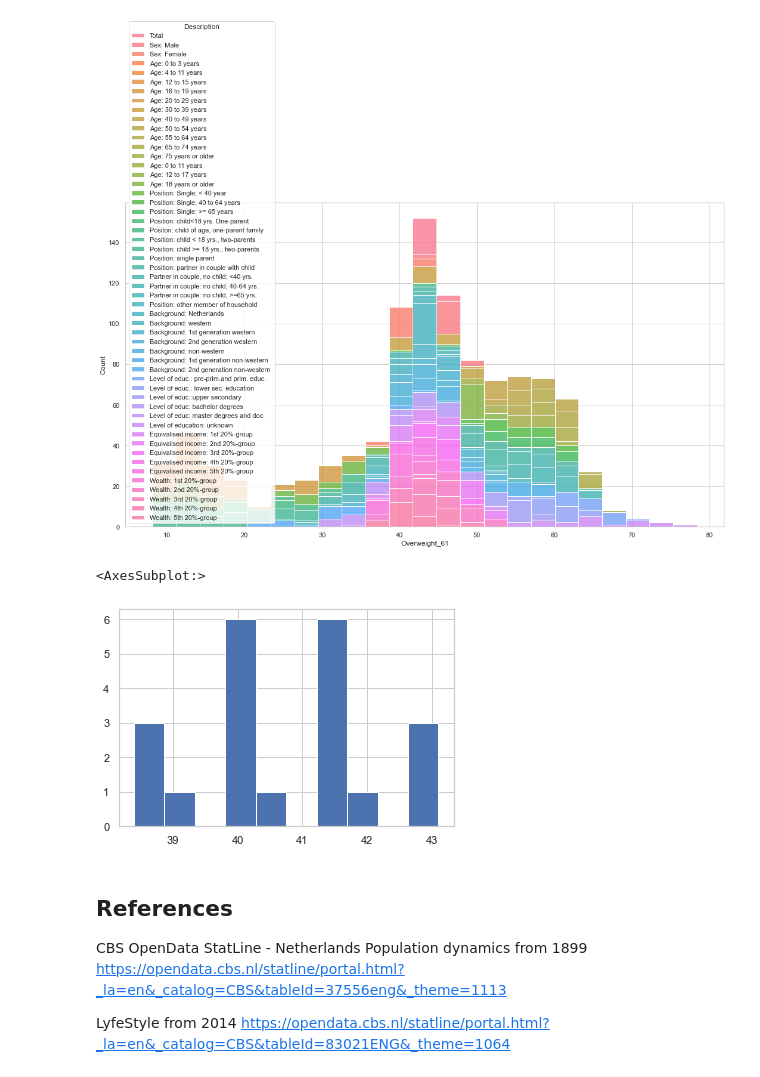
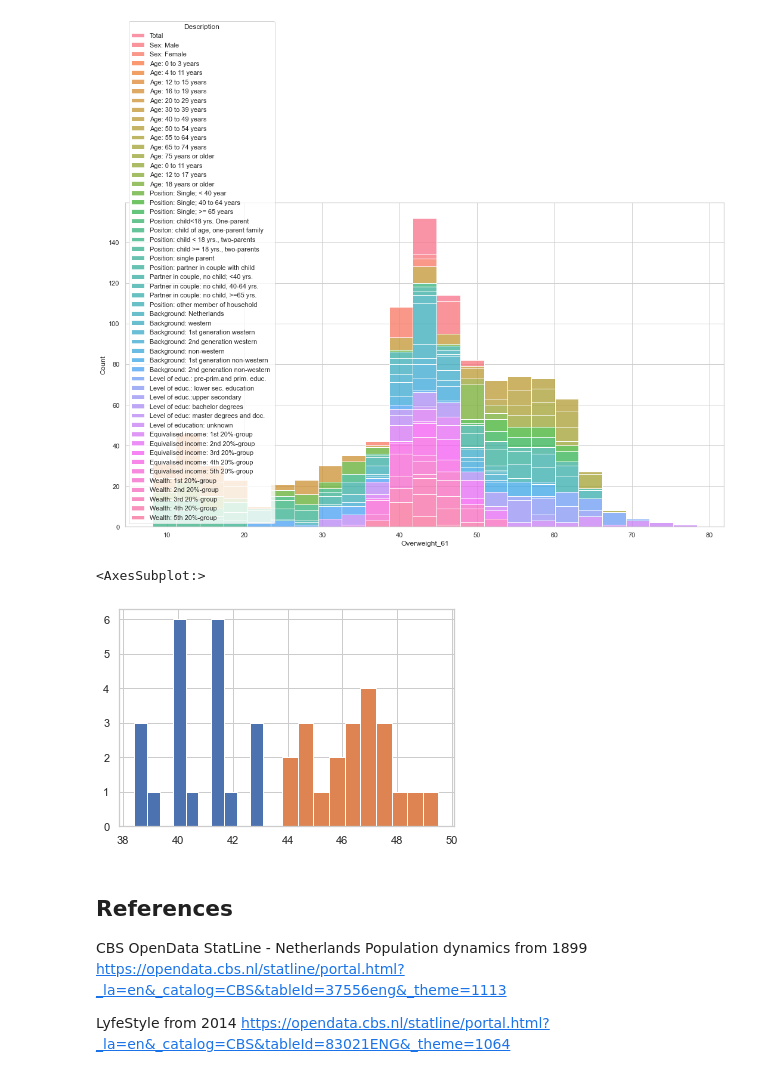
Before and after one commit to ImyPG/Solo-Project, a Jupyter notebook: Netherlands.ipynb, the cells around one changed output. Saved outputs shown, nothing was run; the diff lists cells and outputs as text; code cells hidden in the pictures.

```diff
--- a/Netherlands.ipynb
+++ b/Netherlands.ipynb
@@ -248,12 +271,13 @@ sns.histplot(data=LS, x='Overweight_61', hue='Description', multiple="stack")
 [figure]
 # %%
 Obesity_Female = LS[LS['Description']=='Sex: Female']
-
+Obesity_Male = LS[LS['Description']=='Sex: Male']
 
 Obesity_Female['Overweight_61'].hist()
+Obesity_Male['Overweight_61'].hist()
 # %% [output]
 <AxesSubplot:>
-[figure, old version]
+[figure, new version]
 # %% [markdown]
 ## References
 
```
Also changed, not shown: parts of 7 cells of this notebook.
